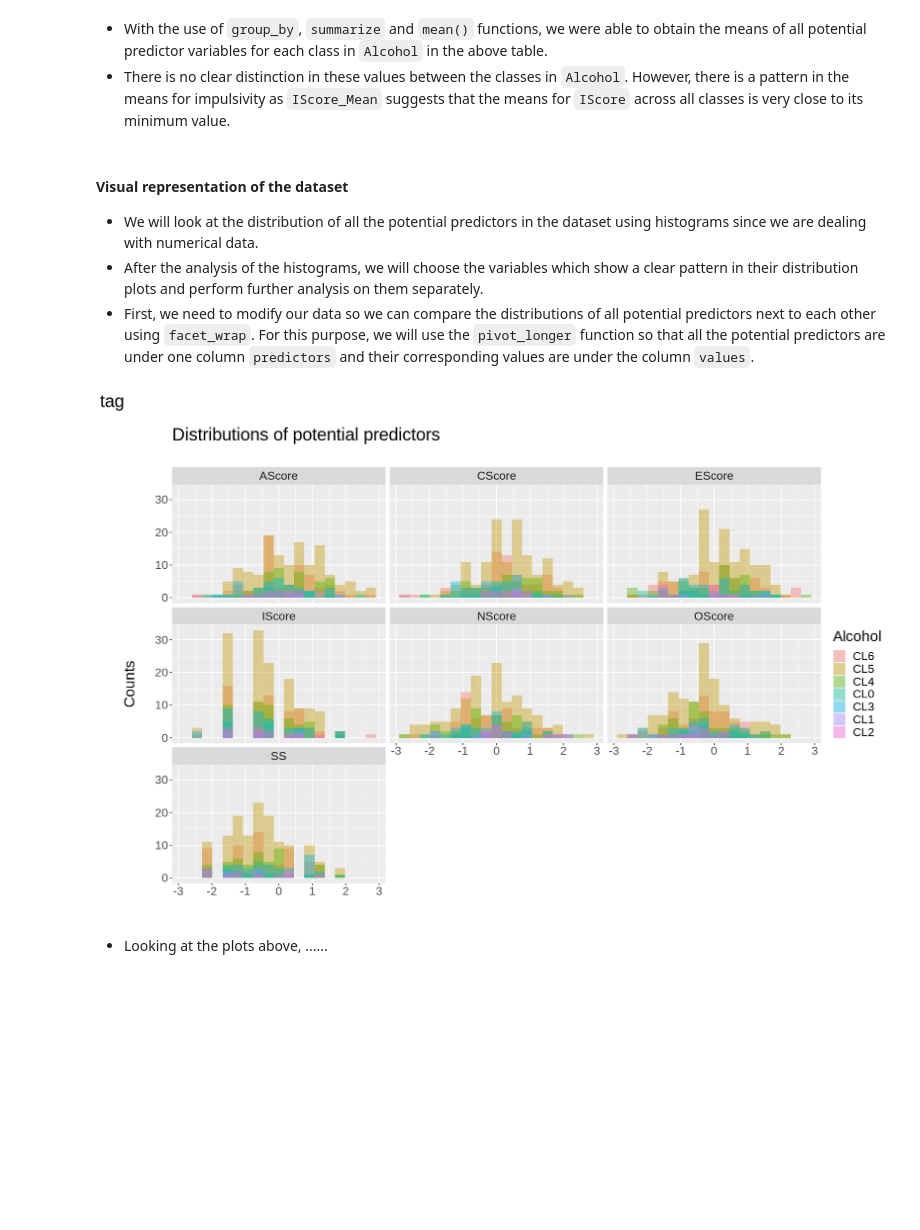
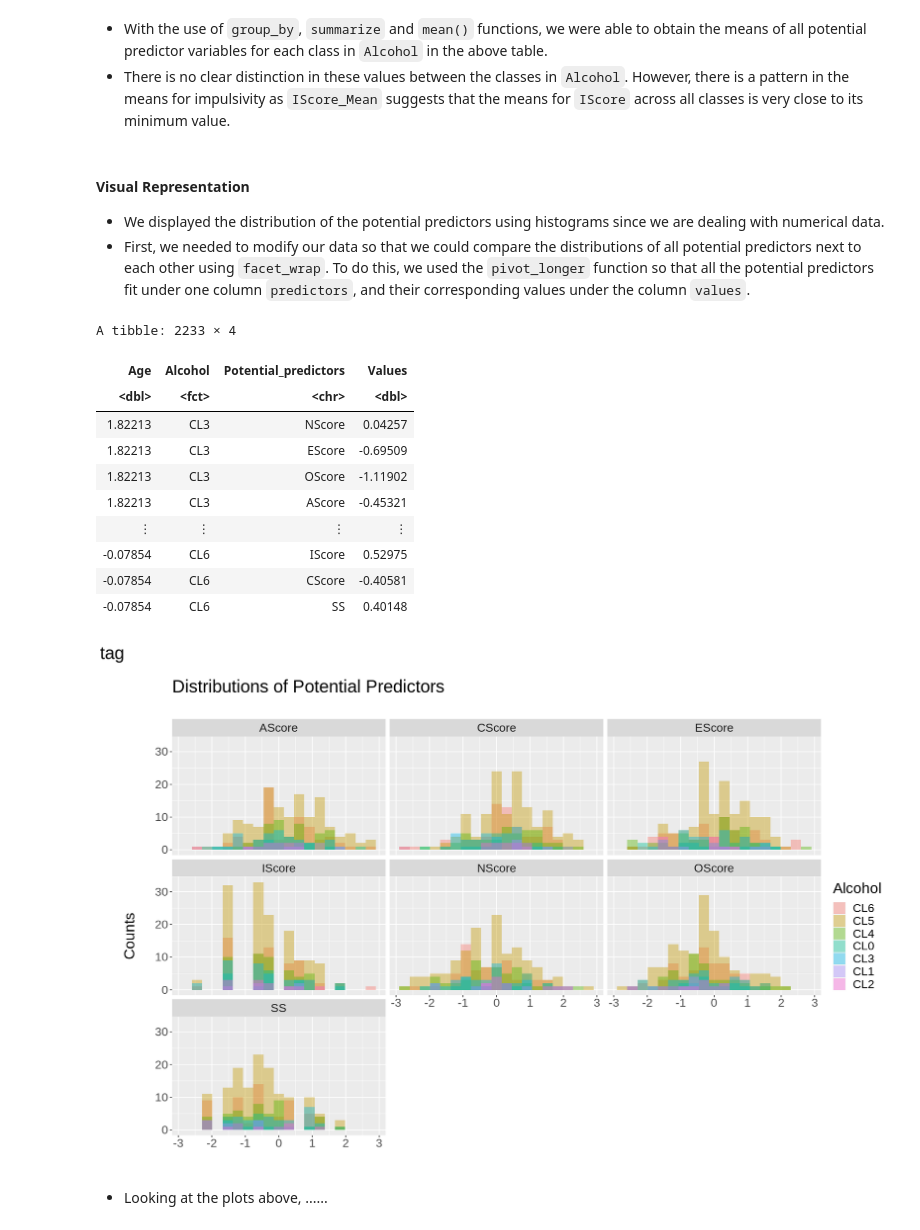
Before and after one commit to hyt152004/Alcohol-Consumption-Data-Analysis, a Jupyter notebook: final_report_draft_3_1.ipynb, the cells around one changed output. Drawn from its saved outputs; the diff is of its cells as text; code cells hidden in the pictures; blank space fills up the shorter version.

```diff
--- a/final_report_draft_3_1.ipynb
+++ b/final_report_draft_3_1.ipynb
@@ -211,29 +226,39 @@ A tibble: 7 × 7
 - With the use of `group_by`, `summarize` and `mean()` functions, we were able to obtain the means of all potential predictor variables for each class in `Alcohol` in the above table.
 - There is no clear distinction in these values between the classes in `Alcohol`. However, there is a pattern in the means for impulsivity as `IScore_Mean` suggests that the means for `IScore` across all classes is very close to its minimum value.
 # %% [markdown]
-#### Visual representation of the dataset
-- We will look at the distribution of all the potential predictors in the dataset using histograms since we are dealing with numerical data.
-- After the analysis of the histograms, we will choose the variables which show a clear pattern in their distribution plots and
-perform further analysis on them separately.
-- First, we need to modify our data so we can compare the distributions of all potential predictors next to each other using `facet_wrap`. For this purpose, we will use the `pivot_longer` function so that all the potential predictors are under one column `predictors` and their corresponding values are under the column `values`.
+#### Visual Representation
+- We displayed the distribution of the potential predictors using histograms since we are dealing with numerical data.
+- First, we needed to modify our data so that we could compare the distributions of all potential predictors next to each other using `facet_wrap`. To do this, we used the `pivot_longer` function so that all the potential predictors fit under one column `predictors`, and their corresponding values under the column `values`.
 # %%
 options(repr.plot.width = 15, repr.plot.height = 10)
 
 alcohol_longer <- alcohol_train |>
                 pivot_longer(cols = NScore:SS,
                              names_to = "Potential_predictors",
                              values_to = "Values")
+alcohol_longer
 
 alcohol_plot <- alcohol_longer |>
     ggplot(aes(x = Values, fill = Alcohol, tag = "Figure")) +
     geom_histogram(position = 'identity', bins = 20, alpha = 0.4) +
     labs(x = "",
          y = "Counts\n",
-         title = "\nDistributions of potential predictors\n") +
+         title = "\nDistributions of Potential Predictors\n") +
     facet_wrap(vars(Potential_predictors)) +
     theme(text = element_text(size = 20))
 alcohol_plot
 # %% [output]
+A tibble: 2233 × 4
+| Age | Alcohol | Potential_predictors | Values |
+| <dbl> | <fct> | <chr> | <dbl> |
+| 1.82213 | CL3 | NScore | 0.04257 |
+| 1.82213 | CL3 | EScore | -0.69509 |
+| 1.82213 | CL3 | OScore | -1.11902 |
+| 1.82213 | CL3 | AScore | -0.45321 |
+| ⋮ | ⋮ | ⋮ | ⋮ |
+| -0.07854 | CL6 | IScore | 0.52975 |
+| -0.07854 | CL6 | CScore | -0.40581 |
+| -0.07854 | CL6 | SS | 0.40148 |
 [figure]
 # %% [markdown]
 - Looking at the plots above,
```
Also changed, not shown: parts of 12 cells of this notebook.
